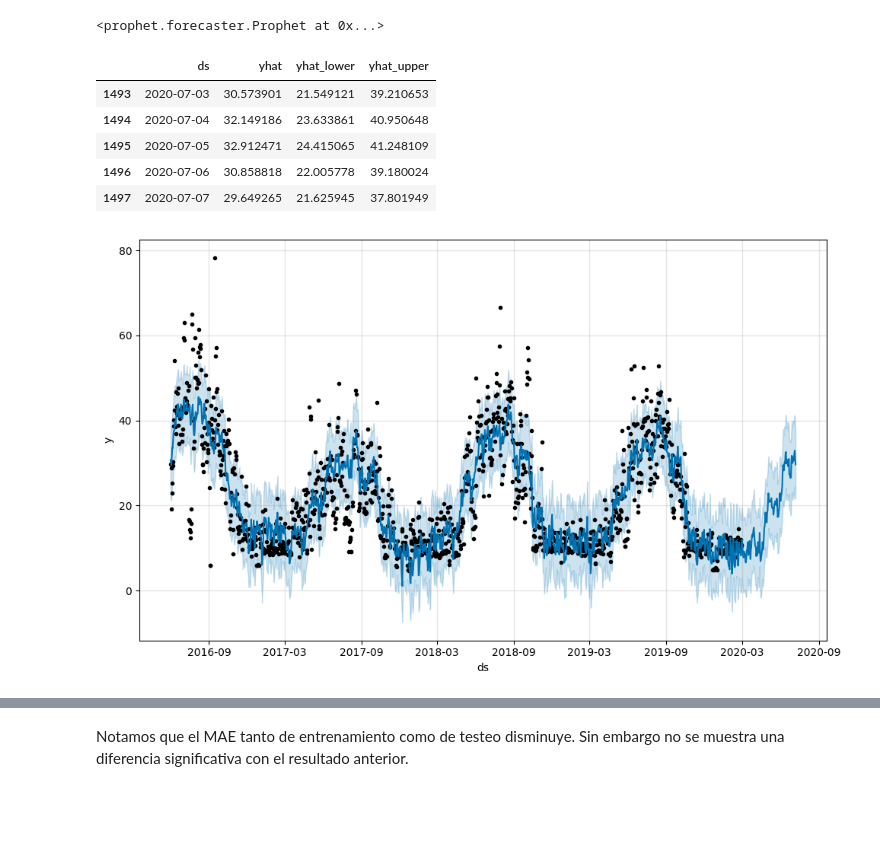
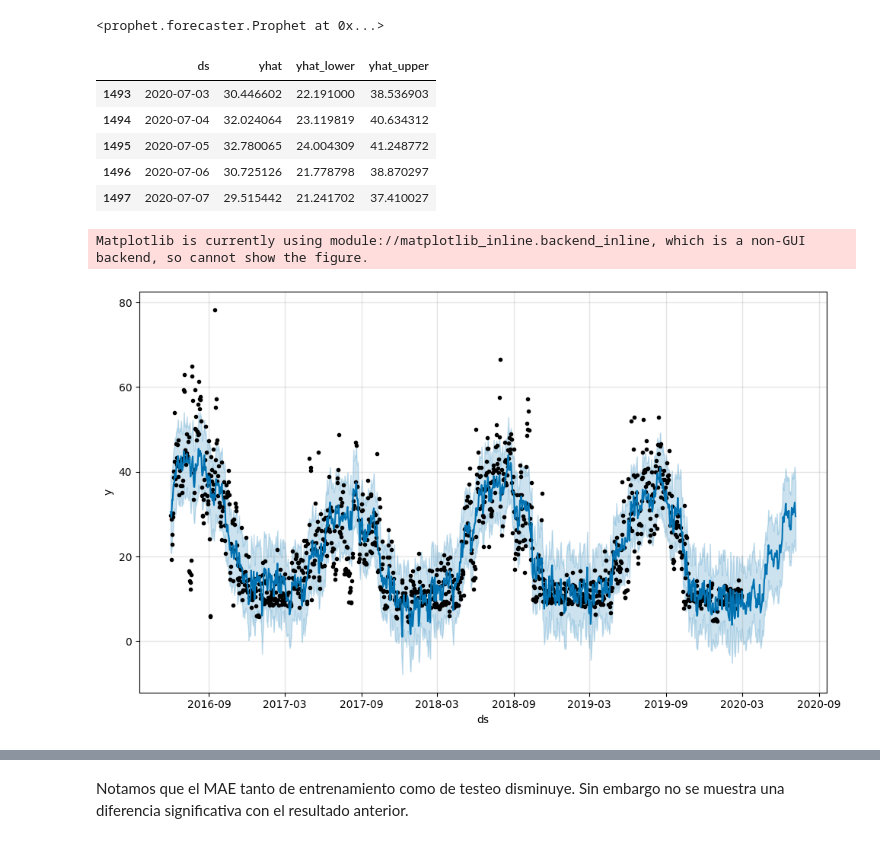
Before and after one commit to MartinTorricoP/Laboratorios_MDS7202, a Jupyter notebook: Lab8_-_Forecasting_y_sistema_de_recomendacion/Lab_8_MT_AT.ipynb, the cells around one changed output, grey strips where cells are left out. Drawn from its saved outputs; the diff is of its cells as text; code cells hidden in the pictures; blank space fills up the shorter version.

```diff
--- a/Lab8_-_Forecasting_y_sistema_de_recomendacion/Lab_8_MT_AT.ipynb
+++ b/Lab8_-_Forecasting_y_sistema_de_recomendacion/Lab_8_MT_AT.ipynb
@@ -735,44 +723,46 @@ m3.add_regressor('Wind_avg_rolling_3')
 # %%
 # 4
 
 # Entrenar el modelo
 m3.fit(train_merged_lagged)
 
 # Aplicar el pipeline de lags al conjunto de test
 X_test_lagged = col_transformer.transform(test_merged[['Temp_avg', 'Hum_avg', 'Wind_avg']])
 
 # Convertir el resultado a DataFrame para hacer el merge con el test set
-X_test_lagged_df = pd.DataFrame(X_test_lagged, columns=lagged_columns, index=test_merged.index)
+X_test_lagged_df = pd.DataFrame(X_test_lagged, columns=['Temp_avg_lag_1', 'Temp_avg_rolling_3', 'Hum_avg_lag_1', 'Hum_avg_rolling_3',
+                  'Wind_avg_lag_1', 'Wind_avg_rolling_3'], index=test_merged.index)
 
 # Añadir las variables lagged al conjunto de test
 test_merged_lagged = pd.concat([test_merged, X_test_lagged_df], axis=1)
 
 # Concatenar el conjunto de entrenamiento con el conjunto de test
 merged_lagged = pd.concat([train_merged_lagged, test_merged_lagged], axis=0)
 
 # Verificar el tamaño del nuevo DataFrame
 merged_lagged.reset_index(drop=True, inplace=True)
 
 merged_lagged_predict = merged_lagged.drop(columns=['y'])
 
 # Predecir
 forecast = m3.predict(merged_lagged_predict)
 
 # Mostrar las últimas predicciones
 forecast[['ds', 'yhat', 'yhat_lower', 'yhat_upper']].tail()
 # %% [output]
 |  | ds | yhat | yhat_lower | yhat_upper |
-| 1493 | 2020-07-03 | 30.573901 | 21.549121 | 39.210653 |
-| 1494 | 2020-07-04 | 32.149186 | 23.633861 | 40.950648 |
-| 1495 | 2020-07-05 | 32.912471 | 24.415065 | 41.248109 |
-| 1496 | 2020-07-06 | 30.858818 | 22.005778 | 39.180024 |
-| 1497 | 2020-07-07 | 29.649265 | 21.625945 | 37.801949 |
+| 1493 | 2020-07-03 | 30.446602 | 22.191000 | 38.536903 |
+| 1494 | 2020-07-04 | 32.024064 | 23.119819 | 40.634312 |
+| 1495 | 2020-07-05 | 32.780065 | 24.004309 | 41.248772 |
+| 1496 | 2020-07-06 | 30.725126 | 21.778798 | 38.870297 |
+| 1497 | 2020-07-07 | 29.515442 | 21.241702 | 37.410027 |
 # %%
 #5
 
 fig5 = m3.plot(forecast)
 fig5.show()
 # %% [output]
+Matplotlib is currently using module://matplotlib_inline.backend_inline, which is a non-GUI backend, so cannot show the figure.
 [figure]
 # %%
 fig6 = m3.plot_components(forecast)
```
Also changed, not shown: parts of 31 cells of this notebook.
